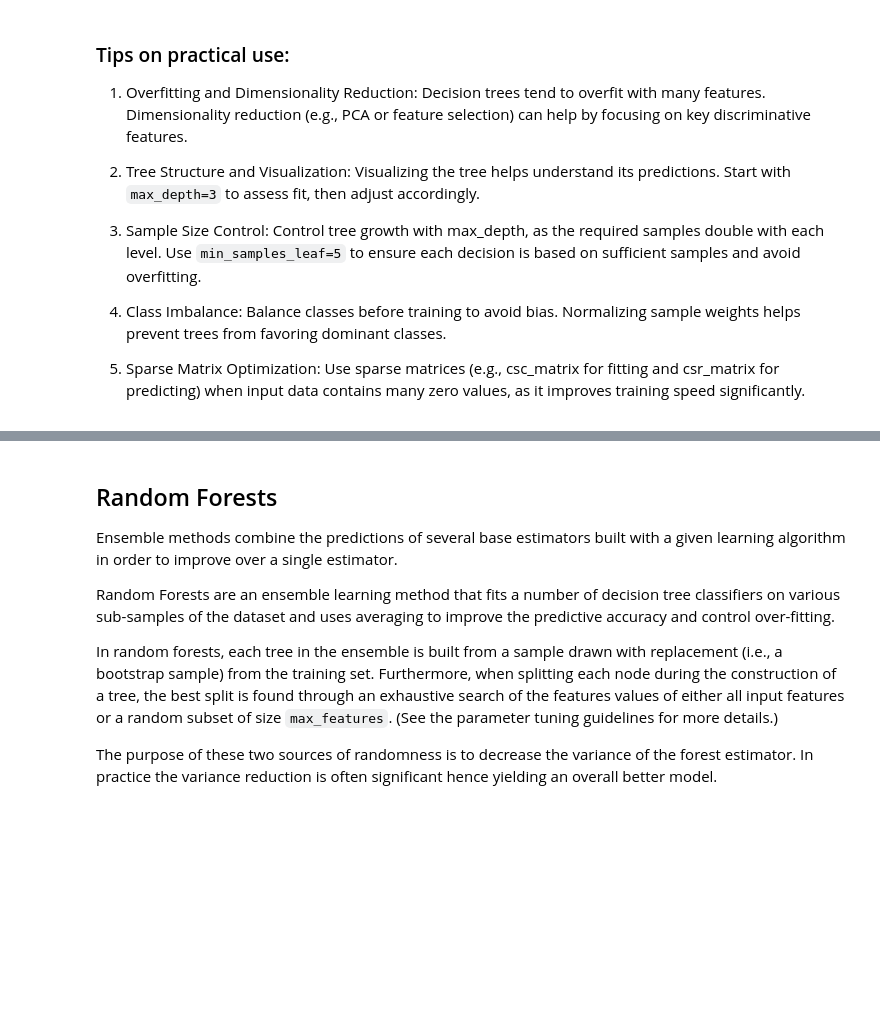
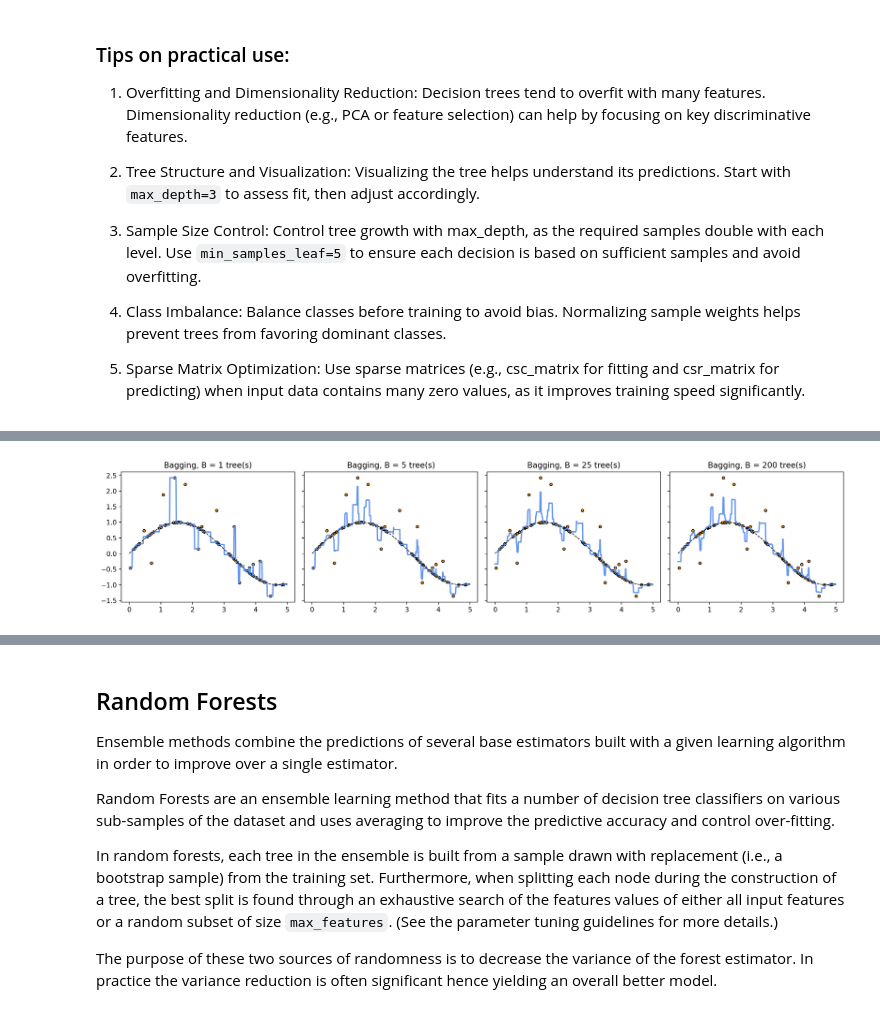
Before and after one commit to joelreyesm/ECON-524-Big-Data-Econometrics, a Jupyter notebook: lab/W5_DecisionTree.ipynb, the cells around one changed output, grey strips where cells are left out. Drawn from its saved outputs; the diff is of its cells as text; code cells hidden in the pictures; blank space fills up the shorter version.

```diff
--- a/lab/W5_DecisionTree.ipynb
+++ b/lab/W5_DecisionTree.ipynb
@@ -198,0 +278,14 @@ Note: you may need to restart the kernel to use updated packages.
+# %%
+from sklearn.ensemble import BaggingRegressor
+
+fig, ax = plt.subplots(1, 4, figsize=(16, 3.5), sharey=True)
+for a, B in zip(ax, [1, 5, 25, 200]):
+    bag = BaggingRegressor(DecisionTreeRegressor(), n_estimators=B, random_state=0).fit(X_sin, y_sin)
+    a.scatter(X_sin, y_sin, s=15, c="darkorange", edgecolor="black")
+    a.plot(X_grid, bag.predict(X_grid), color="cornflowerblue", lw=2)
+    a.plot(X_grid, np.sin(X_grid), "k--", lw=1)
+    a.set_title(f"Bagging, B = {B} tree(s)")
+plt.tight_layout()
+plt.show()
+# %% [output]
+[figure, added]
```
Also changed, not shown: parts of 19 cells of this notebook, 1 other file.
